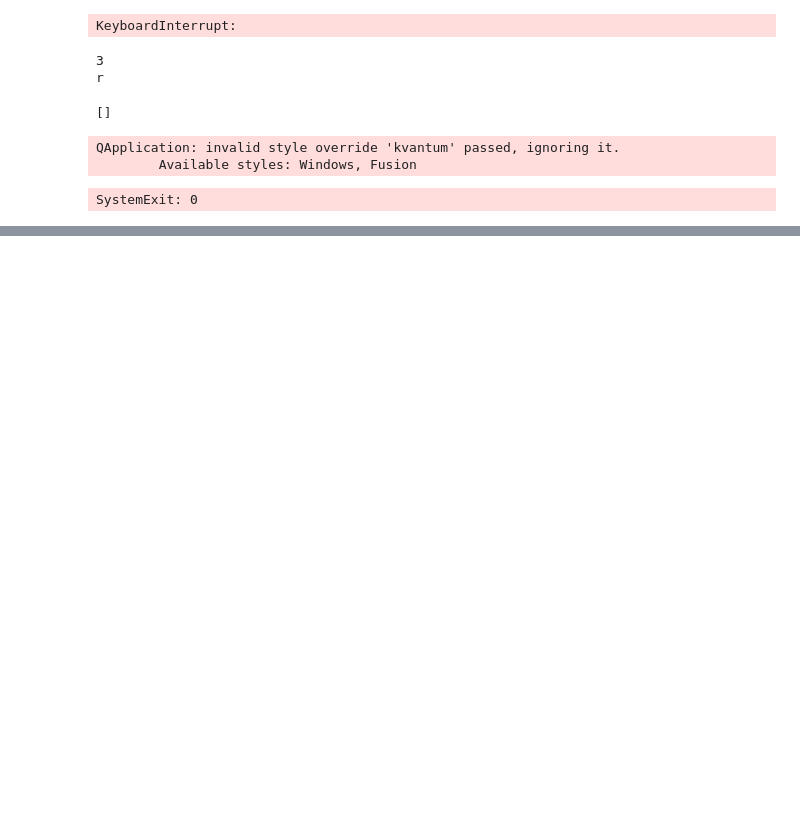
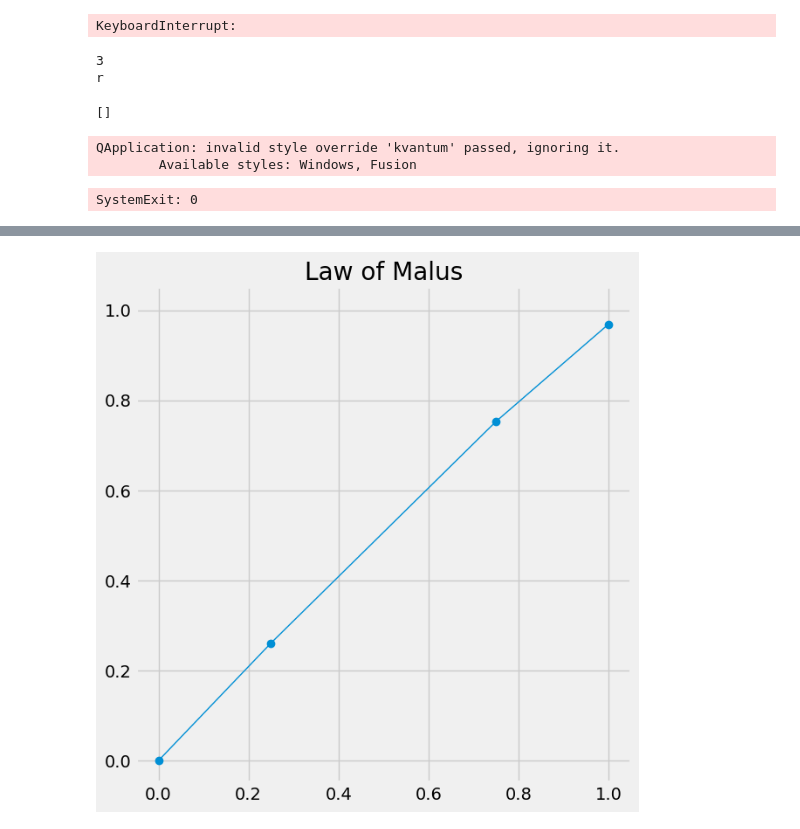
Before and after one commit to KrishnarajT/Vegapod-Bose-Pod-GUI, a Jupyter notebook: experimentation.ipynb, the cells around one changed output, grey strips where cells are left out. Saved outputs shown, nothing was run; the diff lists cells and outputs as text; code cells hidden in the pictures; blank space fills up the shorter version.

```diff
--- a/experimentation.ipynb
+++ b/experimentation.ipynb
@@ -83,0 +103,18 @@ SystemExit: 0
+# %%
+y1 = [1, 0.676, 0.2, 0.046, 0.261, 0.753, 0.969, 0.66, 0.246, 0.03, 0.215, 0.692, 1]
+cosx = [0, 30, 60, 90, 120, 150, 180, 210, 240, 270, 300, 330, 360]
+y = [0, 0.261, 0.753, 0.969]
+x1 = [0, 0.25, 0.75, 1]
+x = [1, 0.75, 0.25, 0, 0.25, 0.75, 1, 0.75, 0.25, 0, 0.25, 0.75, 1]
+# %%
+plt.style.use('fivethirtyeight')
+plt.figure(figsize=(10, 7))
+
+plt.title('Law of Malus')
+# plt.ylimit(-2, 2)
+# plt.xticks(np.arange(6), np.arange(6))
+plt.plot(x1, y, linewidth=1, marker = 'o')
+plt.axis('square')
+plt.savefig("plot2.png", dpi = 200)
+# %% [output]
+[figure, added]
```
Also changed, not shown: parts of 16 cells of this notebook, 19 other files.
